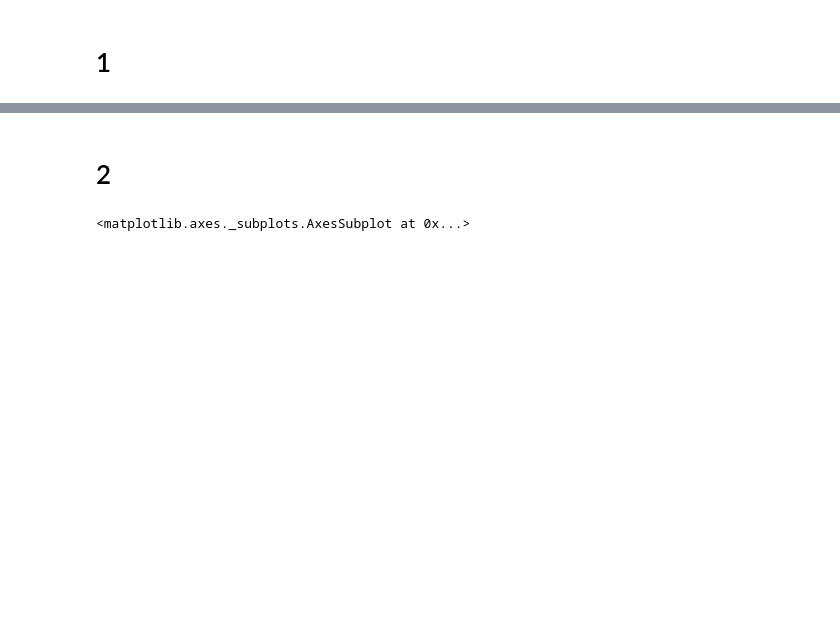
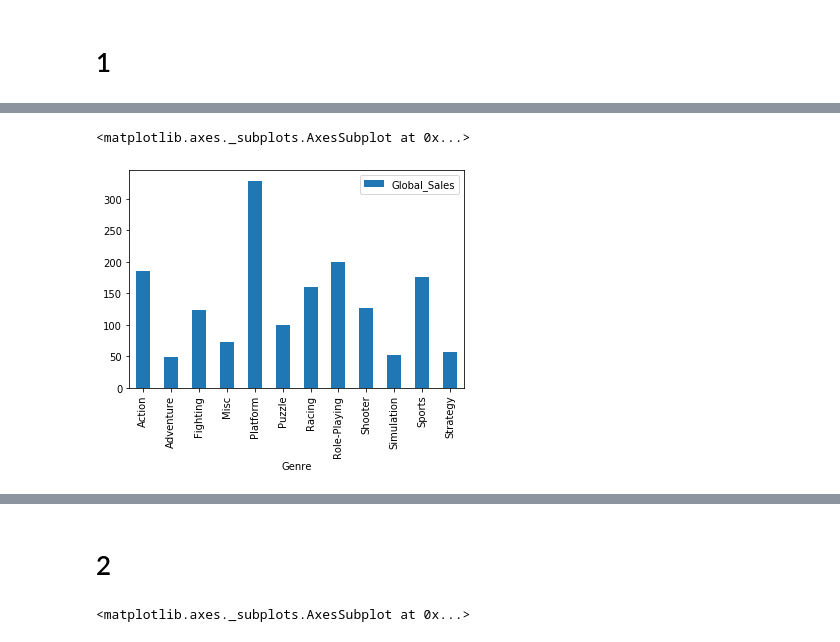
Before and after one commit to egorserdyuk/ASU-Datascience, a Jupyter notebook: Games/games.ipynb, the cells around one changed output, grey strips where cells are left out. Drawn from its saved outputs; the diff is of its cells as text; code cells hidden in the pictures; blank space fills up the shorter version.

```diff
--- a/Games/games.ipynb
+++ b/Games/games.ipynb
@@ -30,0 +31,5 @@ df_up2000.Genre.value_counts().plot.bar()
+# %%
+df_sub2000.groupby('Genre').agg({'Global_Sales':'sum'}).plot.bar()
+# %% [output]
+<matplotlib.axes._subplots.AxesSubplot at 0x...>
+[figure, added]
```
Also changed, not shown: parts of 27 cells of this notebook.
